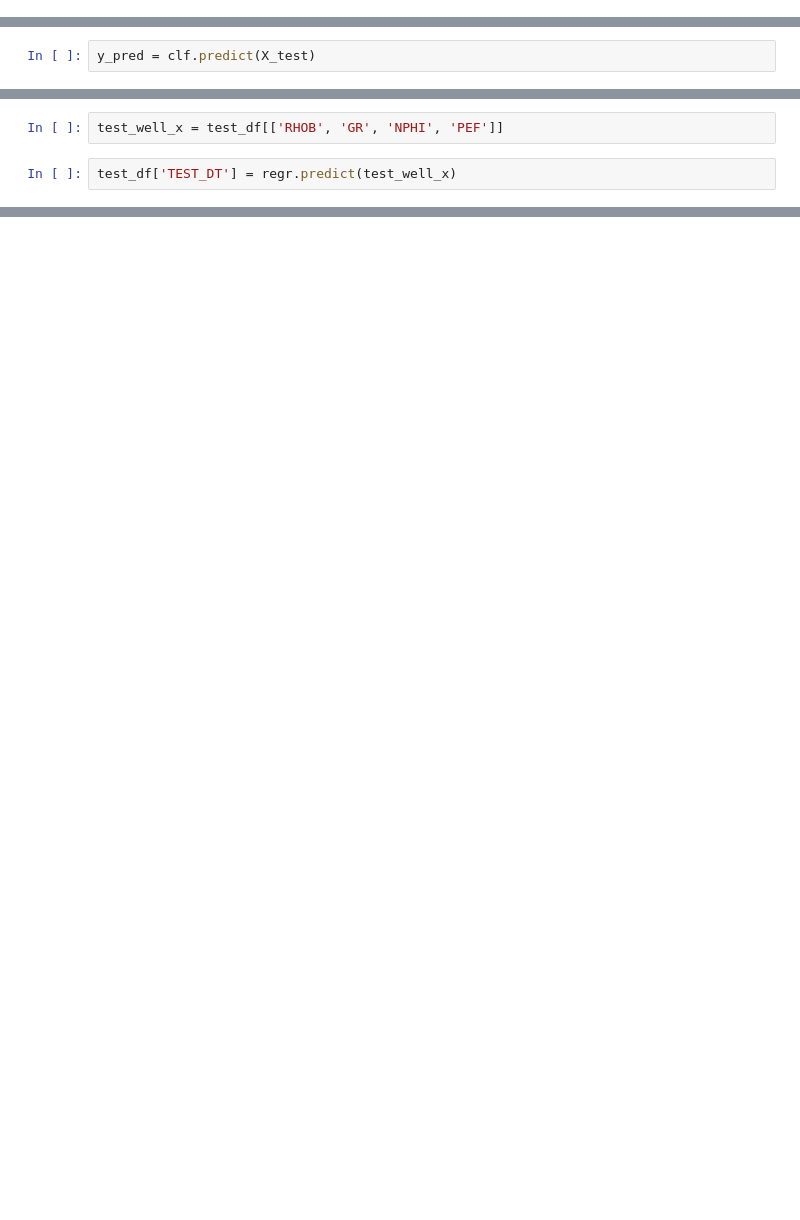
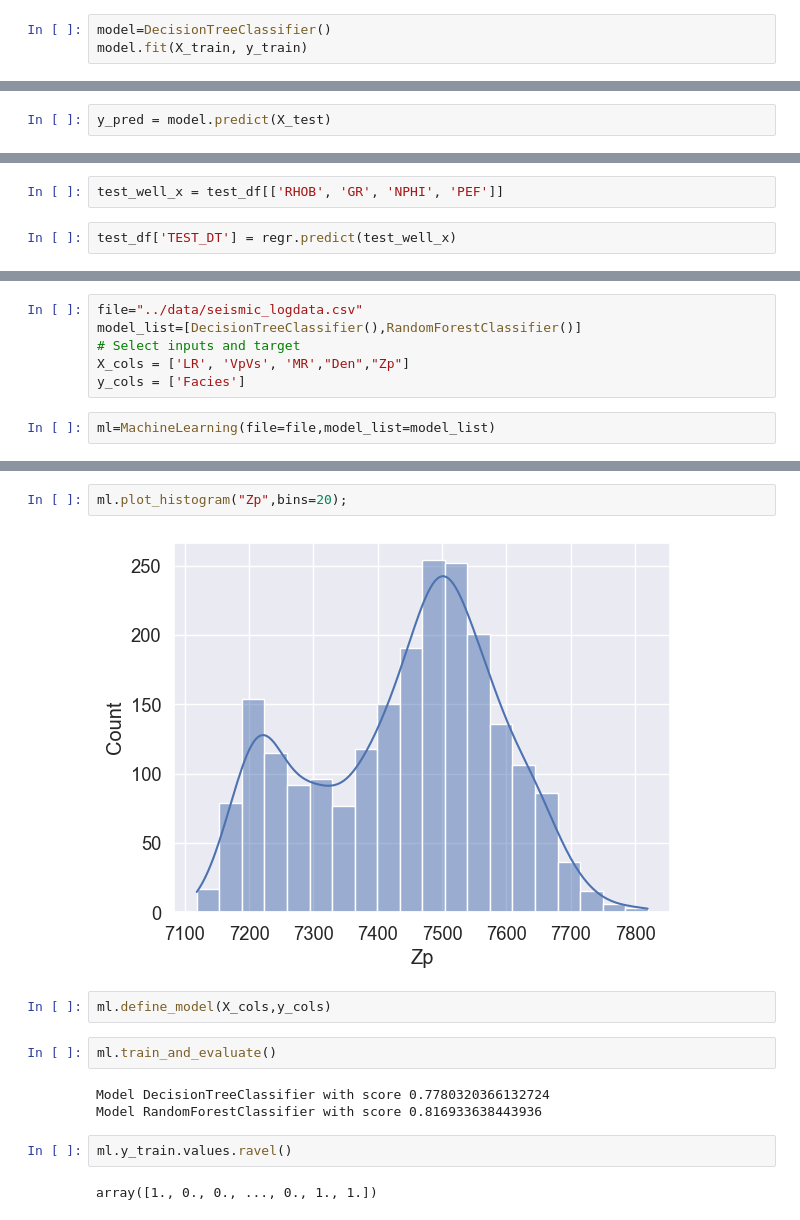
Before and after one commit to nnta1982/pythoncourse_PQPOC, a Jupyter notebook: src/day5_machinelearning.ipynb, the cells around one changed output, grey strips where cells are left out. Cells and saved outputs as stored; diff of their text form; blank space fills up the shorter version.

Commit message:
finalize data

```diff
--- a/src/day5_machinelearning.ipynb
+++ b/src/day5_machinelearning.ipynb
@@ -126,0 +137,3 @@ RandomForestClassifier()
+# %%
+model=DecisionTreeClassifier()
+model.fit(X_train, y_train)
@@ -127,2 +142,2 @@ RandomForestClassifier()
 # %%
-y_pred = clf.predict(X_test)
+y_pred = model.predict(X_test)
@@ -286,0 +373,8 @@ plt.grid(True)
+# %%
+file="../data/seismic_logdata.csv"
+model_list=[DecisionTreeClassifier(),RandomForestClassifier()]
+# Select inputs and target
+X_cols = ['LR', 'VpVs', 'MR',"Den","Zp"]
+y_cols = ['Facies']
+# %%
+ml=MachineLearning(file=file,model_list=model_list)
@@ -286,0 +417,15 @@ plt.grid(True)
+# %%
+ml.plot_histogram("Zp",bins=20);
+# %% [output]
+[figure, added]
+# %%
+ml.define_model(X_cols,y_cols)
+# %%
+ml.train_and_evaluate()
+# %% [output]
+Model DecisionTreeClassifier with score 0.7780320366132724
+Model RandomForestClassifier with score 0.816933638443936
+# %%
+ml.y_train.values.ravel()
+# %% [output]
+array([1., 0., 0., ..., 0., 1., 1.])
```
Also changed, not shown: parts of 29 cells of this notebook, 32 other files.
